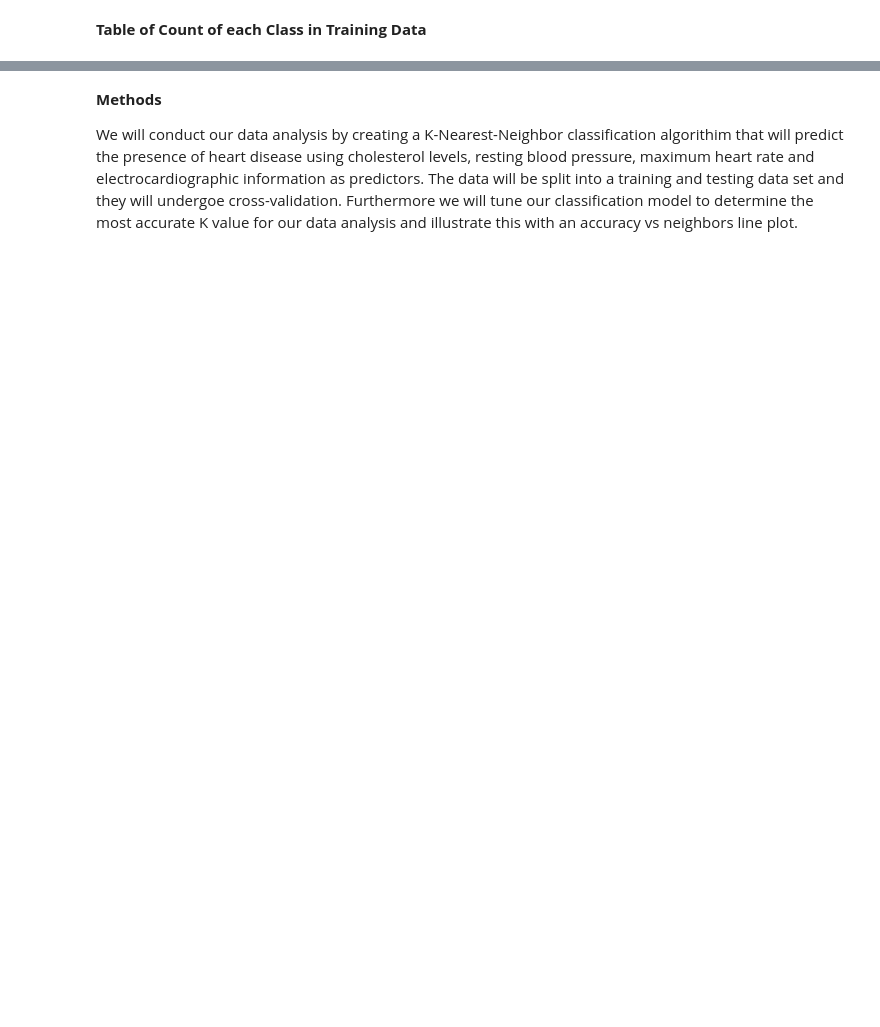
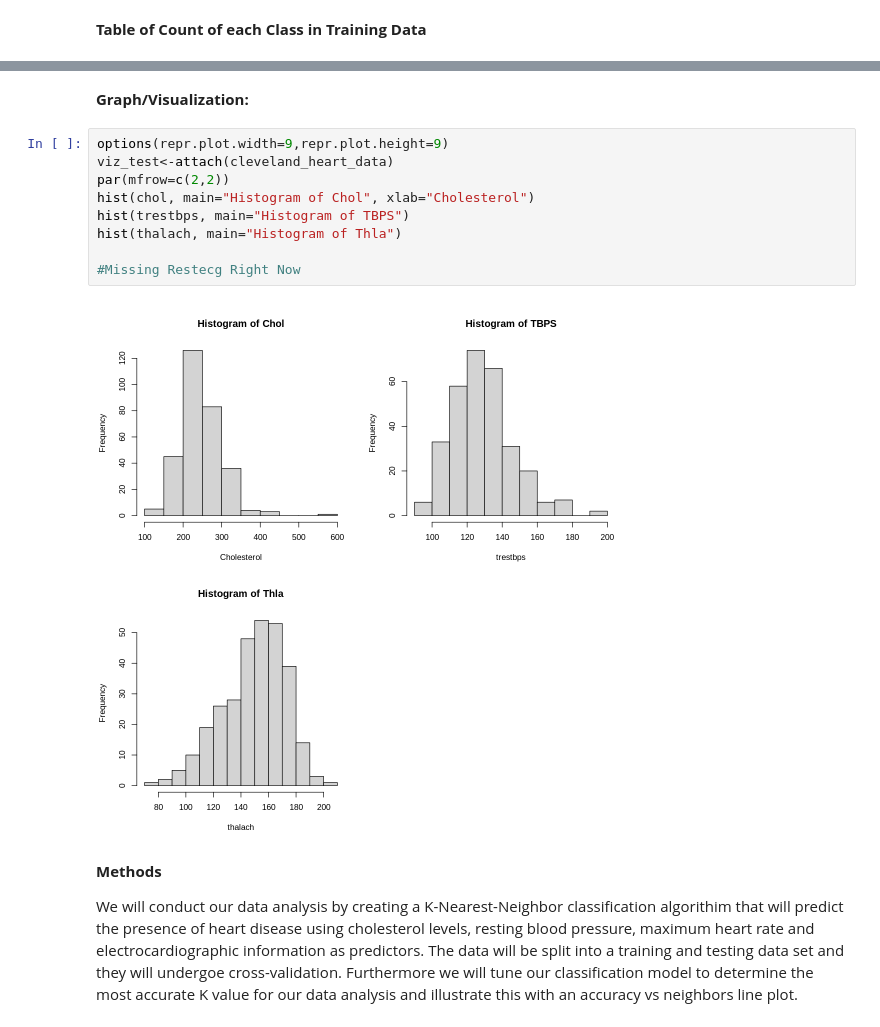
Before and after one commit to shafiquer16/DSCI-100--2021W-Group-27, a Jupyter notebook: Project Proposal.ipynb, the cells around one changed output, grey strips where cells are left out. Cells and saved outputs as stored; diff of their text form; blank space fills up the shorter version.

Commit message:
Started Graphs - Changed back to whole df.

```diff
--- a/Project Proposal.ipynb
+++ b/Project Proposal.ipynb
@@ -149,3 +144,16 @@ A tibble: 2 × 2
+# %% [markdown]
+**Graph/Visualization:**
+# %%
+options(repr.plot.width=9,repr.plot.height=9)
+viz_test<-attach(cleveland_heart_data)
+par(mfrow=c(2,2))
+hist(chol, main="Histogram of Chol", xlab="Cholesterol")
+hist(trestbps, main="Histogram of TBPS")
+hist(thalach, main="Histogram of Thla")
+
+#Missing Restecg Right Now
+# %% [output]
+[figure, added]
 # %% [markdown]
 **Methods**
 
```
Also changed, not shown: parts of 6 cells of this notebook.
